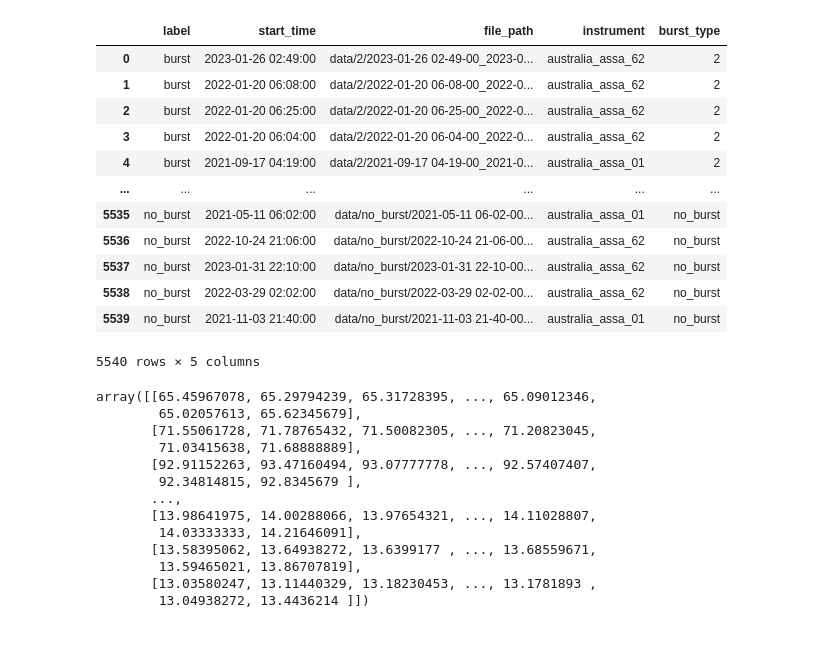
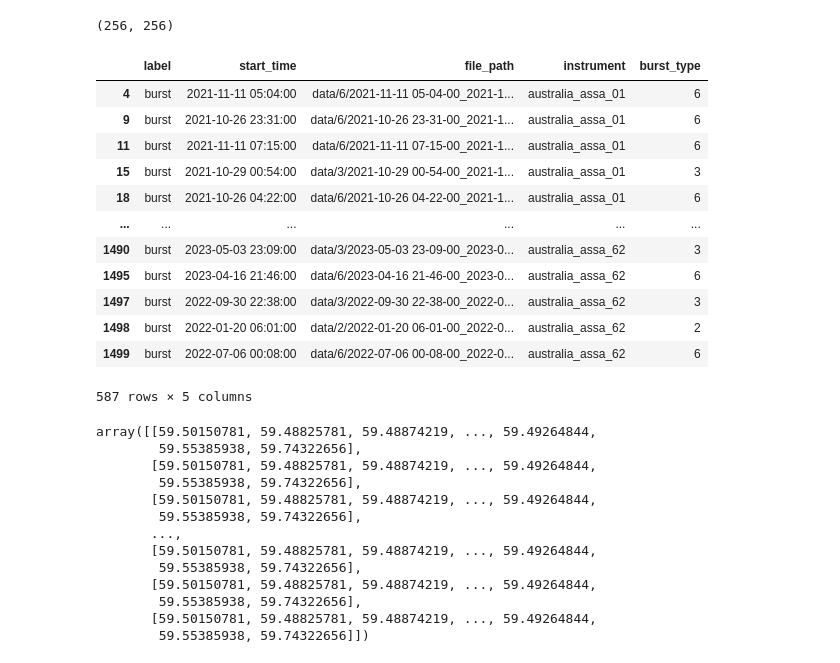
Before and after one commit to i4Ds/radio_sunburst_detector, a Jupyter notebook: create_background_images.ipynb, the cells around one changed output. Saved outputs shown, nothing was run; the diff lists cells and outputs as text; code cells hidden in the pictures.

```diff
--- a/create_background_images.ipynb
+++ b/create_background_images.ipynb
@@ -8,18 +11,2 @@ IMG_SHAPE = (256, 256)
 # %%
 df = directory_to_dataframe("data")
-# %%
-df
-# %% [output]
-|  | label | start_time | file_path | instrument | burst_type |
-| 0 | burst | 2023-01-26 02:49:00 | data/2/2023-01-26 02-49-00_2023-0... | australia_assa_62 | 2 |
-| 1 | burst | 2022-01-20 06:08:00 | data/2/2022-01-20 06-08-00_2022-0... | australia_assa_62 | 2 |
-| 2 | burst | 2022-01-20 06:25:00 | data/2/2022-01-20 06-25-00_2022-0... | australia_assa_62 | 2 |
-| 3 | burst | 2022-01-20 06:04:00 | data/2/2022-01-20 06-04-00_2022-0... | australia_assa_62 | 2 |
-| 4 | burst | 2021-09-17 04:19:00 | data/2/2021-09-17 04-19-00_2021-0... | australia_assa_01 | 2 |
-| ... | ... | ... | ... | ... | ... |
-| 5535 | no_burst | 2021-05-11 06:02:00 | data/no_burst/2021-05-11 06-02-00... | australia_assa_01 | no_burst |
-| 5536 | no_burst | 2022-10-24 21:06:00 | data/no_burst/2022-10-24 21-06-00... | australia_assa_62 | no_burst |
-| 5537 | no_burst | 2023-01-31 22:10:00 | data/no_burst/2023-01-31 22-10-00... | australia_assa_62 | no_burst |
-| 5538 | no_burst | 2022-03-29 02:02:00 | data/no_burst/2022-03-29 02-02-00... | australia_assa_62 | no_burst |
-| 5539 | no_burst | 2021-11-03 21:40:00 | data/no_burst/2021-11-03 21-40-00... | australia_assa_01 | no_burst |
-5540 rows × 5 columns
@@ -37,18 +27,38 @@ for instrument in df.instrument.unique():
     background_images[instrument] = empty_img
 # %%
-background_images["australia_assa_62"]
+background_images["australia_assa_62"].shape
 # %% [output]
-array([[65.45967078, 65.29794239, 65.31728395, ..., 65.09012346,
-        65.02057613, 65.62345679],
-       [71.55061728, 71.78765432, 71.50082305, ..., 71.20823045,
-        71.03415638, 71.68888889],
-       [92.91152263, 93.47160494, 93.07777778, ..., 92.57407407,
-        92.34814815, 92.8345679 ],
-       ...,
-       [13.98641975, 14.00288066, 13.97654321, ..., 14.11028807,
-        14.03333333, 14.21646091],
-       [13.58395062, 13.64938272, 13.6399177 , ..., 13.68559671,
-        13.59465021, 13.86707819],
-       [13.03580247, 13.11440329, 13.18230453, ..., 13.1781893 ,
-        13.04938272, 13.4436214 ]])
+(256, 256)
+# %%
+df[df.label == "burst"]
+# %% [output]
+|  | label | start_time | file_path | instrument | burst_type |
+| 4 | burst | 2021-11-11 05:04:00 | data/6/2021-11-11 05-04-00_2021-1... | australia_assa_01 | 6 |
+| 9 | burst | 2021-10-26 23:31:00 | data/6/2021-10-26 23-31-00_2021-1... | australia_assa_01 | 6 |
+| 11 | burst | 2021-11-11 07:15:00 | data/6/2021-11-11 07-15-00_2021-1... | australia_assa_01 | 6 |
+| 15 | burst | 2021-10-29 00:54:00 | data/3/2021-10-29 00-54-00_2021-1... | australia_assa_01 | 3 |
+| 18 | burst | 2021-10-26 04:22:00 | data/6/2021-10-26 04-22-00_2021-1... | australia_assa_01 | 6 |
+| ... | ... | ... | ... | ... | ... |
+| 1490 | burst | 2023-05-03 23:09:00 | data/3/2023-05-03 23-09-00_2023-0... | australia_assa_62 | 3 |
+| 1495 | burst | 2023-04-16 21:46:00 | data/6/2023-04-16 21-46-00_2023-0... | australia_assa_62 | 6 |
+| 1497 | burst | 2022-09-30 22:38:00 | data/3/2022-09-30 22-38-00_2022-0... | australia_assa_62 | 3 |
+| 1498 | burst | 2022-01-20 06:01:00 | data/2/2022-01-20 06-01-00_2022-0... | australia_assa_62 | 2 |
+| 1499 | burst | 2022-07-06 00:08:00 | data/6/2022-07-06 00-08-00_2022-0... | australia_assa_62 | 6 |
+587 rows × 5 columns
+# %%
+background_images[instrument]
+# %% [output]
+array([[59.50150781, 59.48825781, 59.48874219, ..., 59.49264844,
+        59.55385938, 59.74322656],
+       [59.50150781, 59.48825781, 59.48874219, ..., 59.49264844,
+        59.55385938, 59.74322656],
+       [59.50150781, 59.48825781, 59.48874219, ..., 59.49264844,
+        59.55385938, 59.74322656],
+       ...,
+       [59.50150781, 59.48825781, 59.48874219, ..., 59.49264844,
+        59.55385938, 59.74322656],
+       [59.50150781, 59.48825781, 59.48874219, ..., 59.49264844,
+        59.55385938, 59.74322656],
+       [59.50150781, 59.48825781, 59.48874219, ..., 59.49264844,
+        59.55385938, 59.74322656]])
 # %%
```
Also changed, not shown: parts of 7 cells of this notebook, 5 other files.
